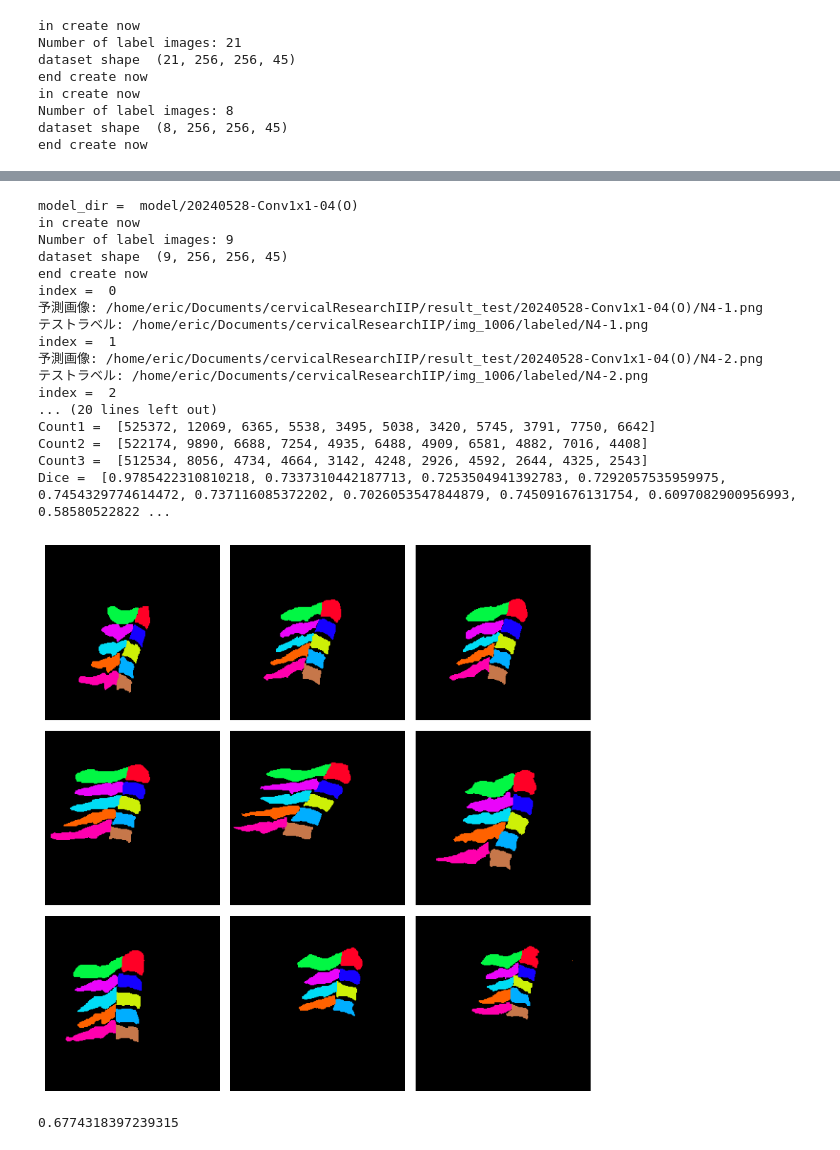
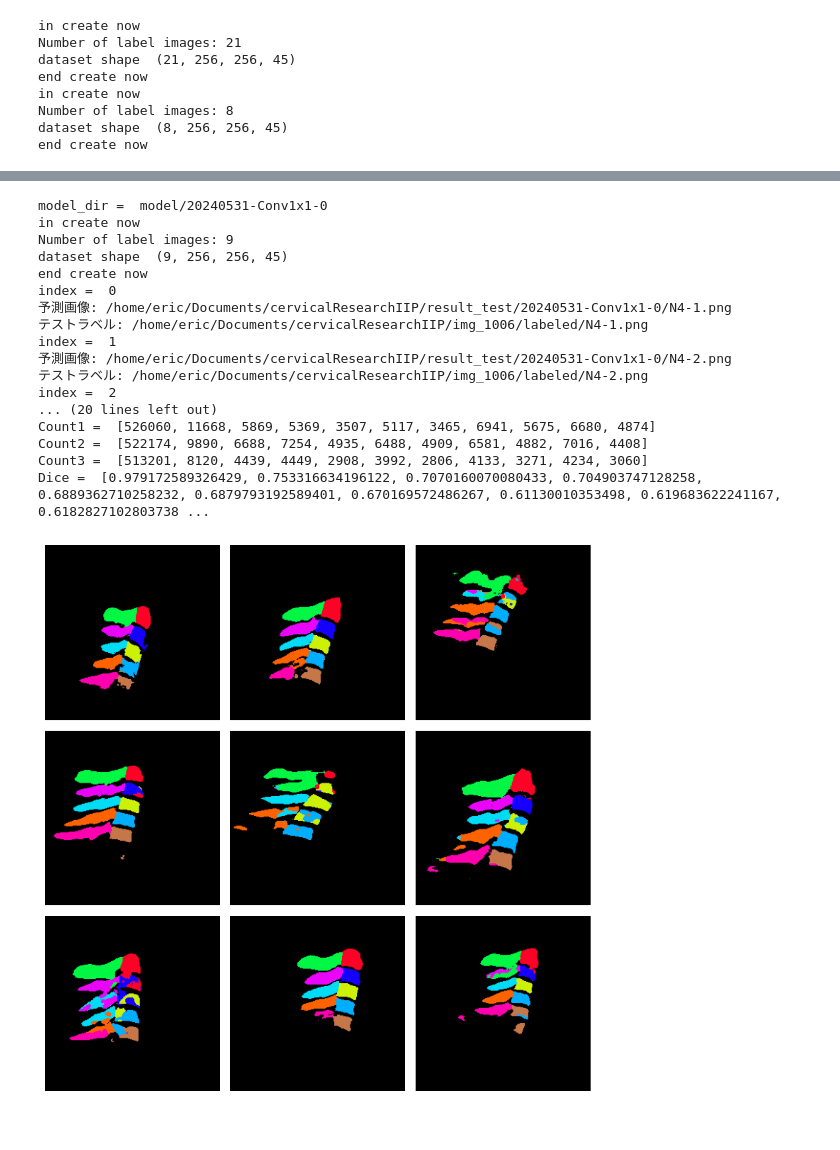
Before and after one commit to Eric-IIP/cervicalResearchIIP, a Jupyter notebook: Main_without_Annealing.ipynb, the cells around one changed output, grey strips where cells are left out. Saved outputs shown, nothing was run; the diff lists cells and outputs as text; code cells hidden in the pictures.

```diff
--- a/Main_without_Annealing.ipynb
+++ b/Main_without_Annealing.ipynb
@@ -58,3 +54,7 @@ To enable the following instructions: AVX2 FMA, in other operations, rebuild Ten
+# %%
+N_BLOCK = 5
+LR = 0.01
+OUTPUT_DIR = 0
 # %%
 # 自分の環境設定がうまくいったかどうかを確認しましょう、特にGPUの動作
 # Prints the version of PyTorch installed
@@ -191,7 +191,7 @@ from pathlib import Path
 root_dir = Path(pathlib.Path.cwd())
 
 # result folder name
-date_str = '20240528-Conv1x1-04(O)'
+date_str = '20240531-Conv1x1-' + str(OUTPUT_DIR)
 
 # Define the directories for different types of data
 # Concatenating the root dir to the different dataset dirs
@@ -800,7 +784,7 @@ def cal_DiceMulitple(dir, input_name):
     return Dice
 # %%
 ## Test of 1x1conv
-
+import statistics
 # device
 if torch.cuda.is_available():
     device = torch.device('cuda')
@@ -810,7 +794,7 @@ else:
 
 model = UNet(in_channels=45,  # check the parameters
              out_channels=11,
-             n_blocks=5,
+             n_blocks=N_BLOCK,
              start_filters=32,
              activation='relu',
              normalization='batch',
@@ -850,38 +834,39 @@ for i, output_img in enumerate(output):
 
 
 Dice = cal_DiceMulitple(test_result_dir, test_input_name)
-
 df = pd.DataFrame(Dice)
 df = df.T
 df.to_csv(test_result_dir + "/Dice.csv", mode='a', header=False) # Diceの結果をcsvに追加
 # %% [output]
-model_dir =  model/20240528-Conv1x1-04(O)
+model_dir =  model/20240531-Conv1x1-0
 in create now
 Number of label images: 9
 dataset shape  (9, 256, 256, 45)
 end create now
 index =  0
-予測画像: /home/eric/Documents/cervicalResearchIIP/result_test/20240528-Conv1x1-04(O)/N4-1.png
+予測画像: /home/eric/Documents/cervicalResearchIIP/result_test/20240531-Conv1x1-0/N4-1.png
 テストラベル: /home/eric/Documents/cervicalResearchIIP/img_1006/labeled/N4-1.png
 index =  1
-予測画像: /home/eric/Documents/cervicalResearchIIP/result_test/20240528-Conv1x1-04(O)/N4-2.png
+予測画像: /home/eric/Documents/cervicalResearchIIP/result_test/20240531-Conv1x1-0/N4-2.png
 テストラベル: /home/eric/Documents/cervicalResearchIIP/img_1006/labeled/N4-2.png
 index =  2
 ... (20 lines left out)
-Count1 =  [525372, 12069, 6365, 5538, 3495, 5038, 3420, 5745, 3791, 7750, 6642]
+Count1 =  [526060, 11668, 5869, 5369, 3507, 5117, 3465, 6941, 5675, 6680, 4874]
 Count2 =  [522174, 9890, 6688, 7254, 4935, 6488, 4909, 6581, 4882, 7016, 4408]
-Count3 =  [512534, 8056, 4734, 4664, 3142, 4248, 2926, 4592, 2644, 4325, 2543]
-Dice =  [0.9785422310810218, 0.7337310442187713, 0.7253504941392783, 0.7292057535959975, 0.7454329774614472, 0.737116085372202, 0.7026053547844879, 0.745091676131754, 0.6097082900956993, 0.58580522822 ...
+Count3 =  [513201, 8120, 4439, 4449, 2908, 3992, 2806, 4133, 3271, 4234, 3060]
+Dice =  [0.979172589326429, 0.753316634196122, 0.7070160070080433, 0.704903747128258, 0.6889362710258232, 0.6879793192589401, 0.670169572486267, 0.61130010353498, 0.619683622241167, 0.6182827102803738 ...
 # %%
-## To plot the label images of the test dataset
+#########
+### To plot the label images of the test dataset
+#########
 
-input_name = test_input_name
-label_img = []
-for index in range(len(input_name)):
-    imgLabel = cv2.imread(labeled_dir + '/' + input_name[index] + ".png", cv2.IMREAD_GRAYSCALE)
-    label_img.append(imgLabel)
+# input_name = test_input_name
+# label_img = []
+# for index in range(len(input_name)):
+#     imgLabel = cv2.imread(labeled_dir + '/' + input_name[index] + ".png", cv2.IMREAD_GRAYSCALE)
+#     label_img.append(imgLabel)
 
-plot_output_img = label_img
+# plot_output_img = label_img
 # %%
 from plotImg import plot_images
 plot_img = []
@@ -892,38 +877,36 @@ for output_img in plot_output_img:
             for y in range(255):
                 # Get the pixel value (brightness)
                 pixel = output_img[x][y]
                #  print(type(output_img))
                 if pixel == labels[0]:
                      image[x, y] = [0,0,0]
                 elif pixel == labels[1]:
                      image[x, y] = [2, 247, 68]
                 elif pixel == labels[2]:
                      image[x, y] = [255, 0, 38]
                 elif pixel == labels[3]:
                      image[x, y] = [234, 5, 250]
                 elif pixel == labels[4]:
                      image[x, y] = [21, 0, 255]
                 elif pixel == labels[5]:
                      image[x, y] = [0, 220, 245]
                 elif pixel == labels[6]:
                      image[x, y] = [205, 240, 7]
                 elif pixel == labels[7]:
                      image[x, y] = [255, 98, 0]
                 elif pixel == labels[8]:
                      image[x, y] = [0, 174, 255]
                 elif pixel == labels[9]:
                      image[x, y] = [255, 0, 174]
                 elif pixel == labels[10]:
                      image[x, y] = [198, 119, 74]
                 else:
                      print("There are more labels!")
     plot_img.append(image)
-plot_images(plot_img)
+plot_images(test_result_dir, plot_img)
 # %% [output]
-[figure, old version]
+[figure, new version]
 # %%
-import statistics
+# import statistics
 
-statistics.mean(Dice[1:])
+# statistics.mean(Dice[1:])
-# %% [output]
-0.6774318397239315
```
Also changed, not shown: parts of 7 cells of this notebook, 5 other files.
